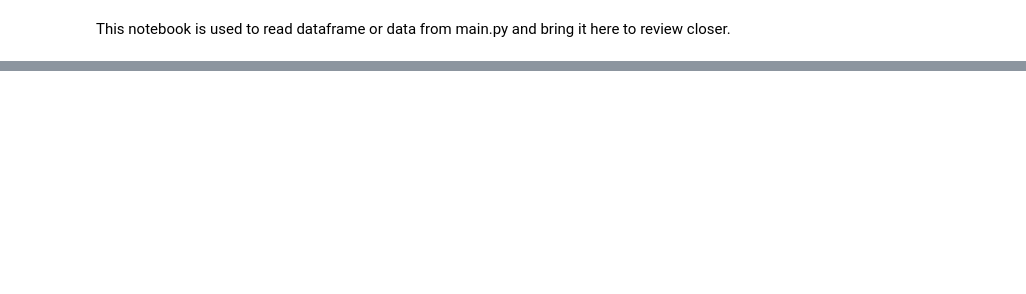
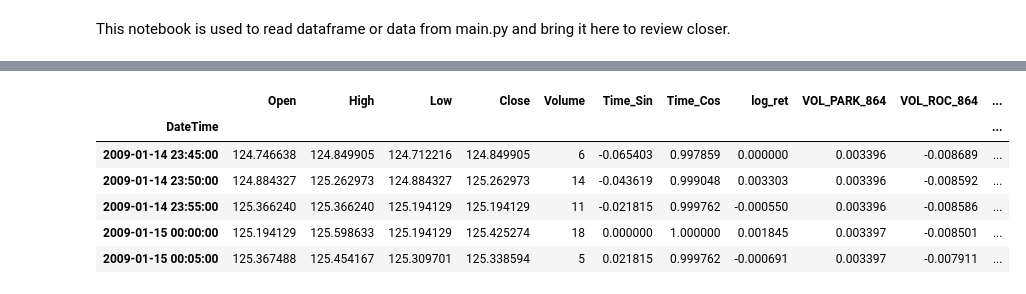
Before and after one commit to bwang008/CL_Analyst, a Jupyter notebook: notebooks/001_Data_Analyzer-Parquet.ipynb, the cells around one changed output, grey strips where cells are left out. Drawn from its saved outputs; the diff is of its cells as text; code cells hidden in the pictures; blank space fills up the shorter version.

```diff
--- a/notebooks/001_Data_Analyzer-Parquet.ipynb
+++ b/notebooks/001_Data_Analyzer-Parquet.ipynb
@@ -11,6 +14,17 @@ This notebook is used to read dataframe or data from main.py and bring it here t
 
 import pandas as pd
 import numpy as np
+
+# 1. Show ALL columns (removes the horizontal '...')
+pd.set_option('display.max_columns', None)
+
+# 2. Show a large number of rows (removes the vertical '...')
+# Note: It's safer to set a high number like 500 instead of None
+# so you don't accidentally crash your browser loading millions of rows!
+pd.set_option('display.max_rows', 500)
+
+# 3. (Optional) Prevent text inside individual cells from being truncated
+pd.set_option('display.max_colwidth', None)
 # %%
 #Import modules from parent directory
 import sys
@@ -41,3 +55,7 @@ import main
 
 #Brings in a dataframe
 #data = main.get_cl_df()
+
+#Load a parquet
+dir = r"C:\Users\bwang\Documents\GitHub\CL_Analyst\data\processed\CL_set_06_shortfix.parquet"
+data = pd.read_parquet(dir, engine='pyarrow')
@@ -46 +62,11 @@ Successfully read data/test10k.csv using separator: ';'
+# %%
+data.head()
+# %% [output]
+|  | Open | High | Low | Close | Volume | Time_Sin | Time_Cos | log_ret | VOL_PARK_864 | VOL_ROC_864 | ... |
+| DateTime |  |  |  |  |  |  |  |  |  |  | ... |
+| 2009-01-14 23:45:00 | 124.746638 | 124.849905 | 124.712216 | 124.849905 | 6 | -0.065403 | 0.997859 | 0.000000 | 0.003396 | -0.008689 | ... |
+| 2009-01-14 23:50:00 | 124.884327 | 125.262973 | 124.884327 | 125.262973 | 14 | -0.043619 | 0.999048 | 0.003303 | 0.003396 | -0.008592 | ... |
+| 2009-01-14 23:55:00 | 125.366240 | 125.366240 | 125.194129 | 125.194129 | 11 | -0.021815 | 0.999762 | -0.000550 | 0.003396 | -0.008586 | ... |
+| 2009-01-15 00:00:00 | 125.194129 | 125.598633 | 125.194129 | 125.425274 | 18 | 0.000000 | 1.000000 | 0.001845 | 0.003397 | -0.008501 | ... |
+| 2009-01-15 00:05:00 | 125.367488 | 125.454167 | 125.309701 | 125.338594 | 5 | 0.021815 | 0.999762 | -0.000691 | 0.003397 | -0.007911 | ... |
 # %%
```
Also changed, not shown: parts of 3 cells of this notebook, 1 other file.
